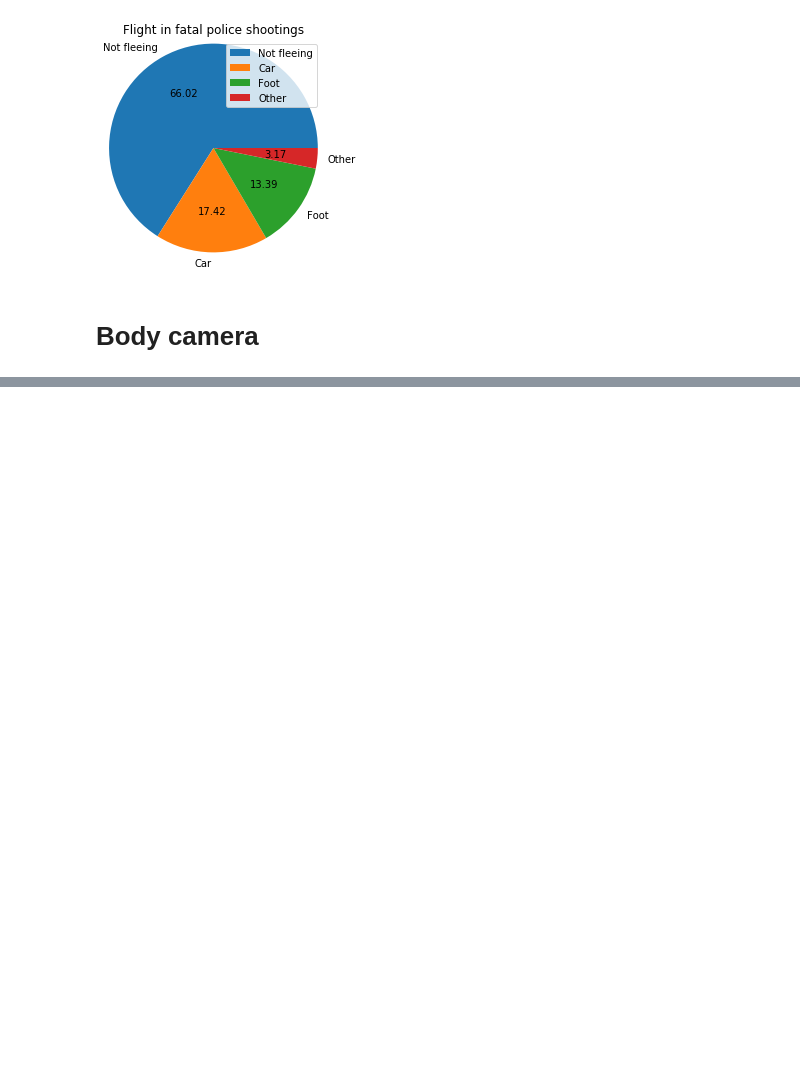
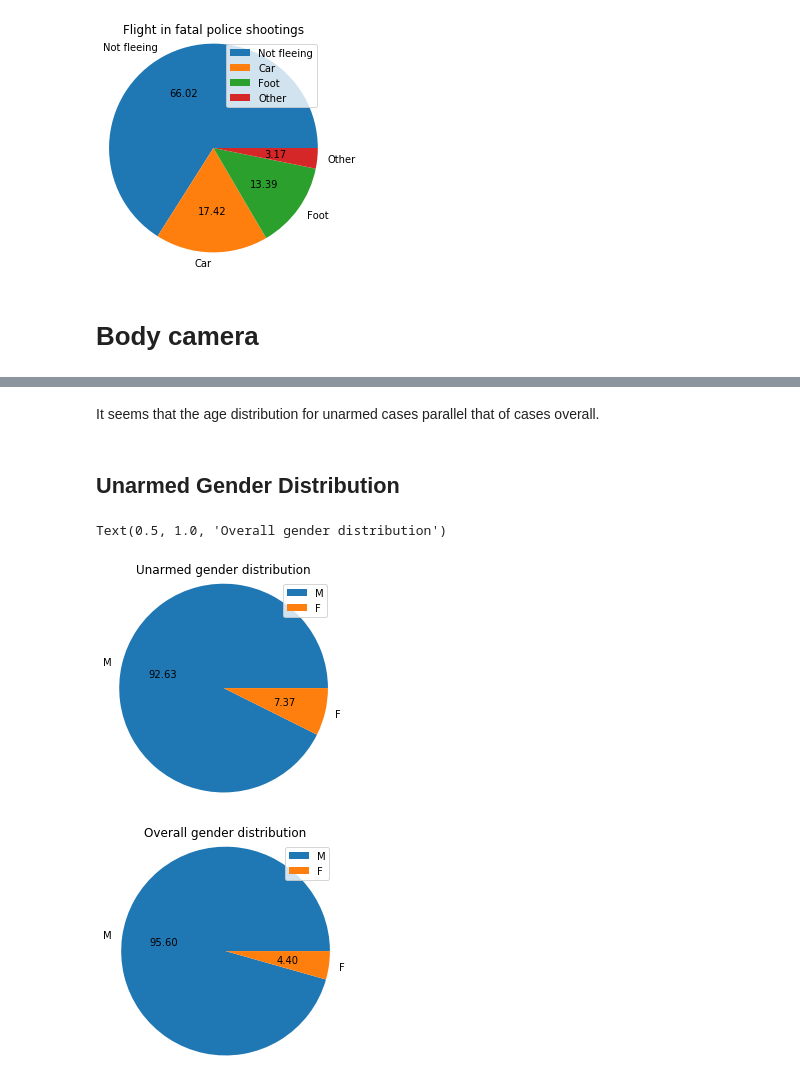
Before and after one commit to and-le/wapo-fatal-police-sheetings, a Jupyter notebook: data_analysis.ipynb, the cells around one changed output, grey strips where cells are left out. Saved outputs shown, nothing was run; the diff lists cells and outputs as text; code cells hidden in the pictures; blank space fills up the shorter version.

Commit message:
Added one section for a case study analysis

```diff
--- a/data_analysis.ipynb
+++ b/data_analysis.ipynb
@@ -165,0 +218,22 @@ Text(0.5, 1.0, 'Presence of body cameras fatal police shootings')
+# %% [markdown]
+It seems that the age distribution for unarmed cases parallel that of cases overall.
+# %% [markdown]
+## Unarmed Gender Distribution
+# %%
+plt.figure(1)
+x = [(unarmed_data[GENDER] == "M").value_counts()[True], (unarmed_data[GENDER] == "F").value_counts()[True]]
+labels = ["M", "F"]
+plt.pie(x, labels=labels, autopct="%.2f", radius=1.2)
+plt.legend()
+plt.title("Unarmed gender distribution")
+
+plt.figure(2)
+x = [(data[GENDER] == "M").value_counts()[True], (data[GENDER] == "F").value_counts()[True]]
+labels = ["M", "F"]
+plt.pie(x, labels=labels, autopct="%.2f", radius=1.2)
+plt.legend()
+plt.title("Overall gender distribution")
+# %% [output]
+Text(0.5, 1.0, 'Overall gender distribution')
+[figure, added]
+[figure, added]
```
Also changed, not shown: parts of 29 cells of this notebook.
